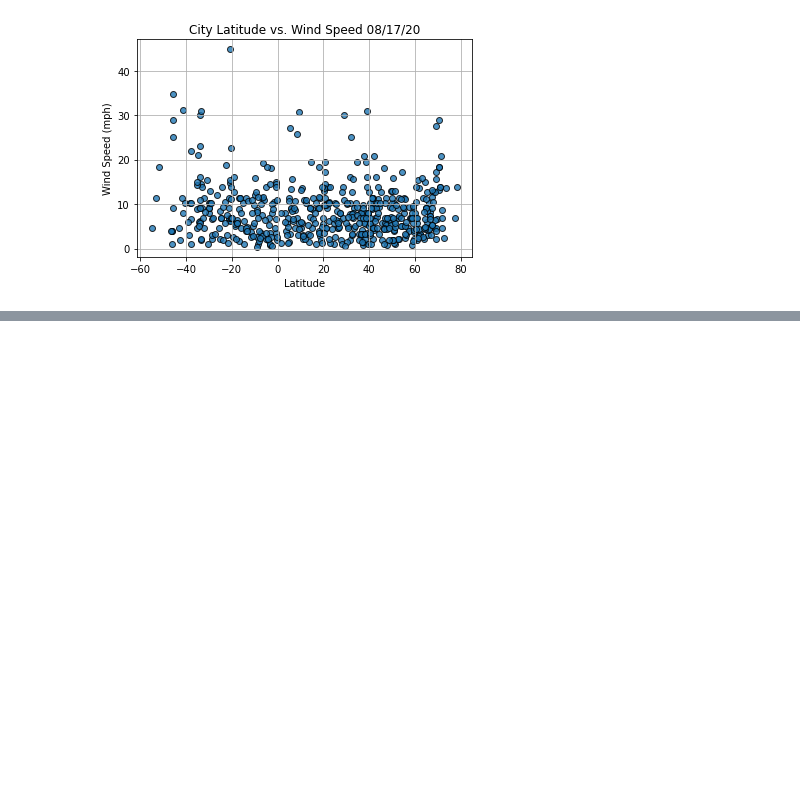
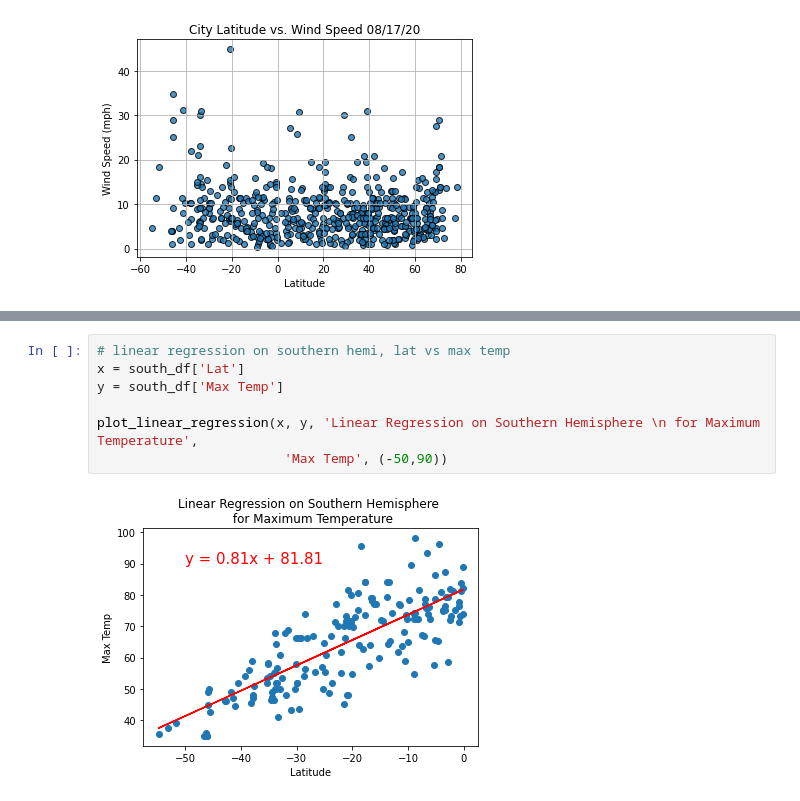
Before and after one commit to vyu821/world-weather-analysis, a Jupyter notebook: WeatherPy.ipynb, the cells around one changed output, grey strips where cells are left out. Drawn from its saved outputs; the diff is of its cells as text; blank space fills up the shorter version.

```diff
--- a/WeatherPy.ipynb
+++ b/WeatherPy.ipynb
@@ -242,0 +279,9 @@ plt.show()
+# %%
+# linear regression on southern hemi, lat vs max temp
+x = south_df['Lat']
+y = south_df['Max Temp']
+
+plot_linear_regression(x, y, 'Linear Regression on Southern Hemisphere \n for Maximum Temperature',
+                        'Max Temp', (-50,90))
+# %% [output]
+[figure, added]
```
Also changed, not shown: parts of 10 cells of this notebook.
